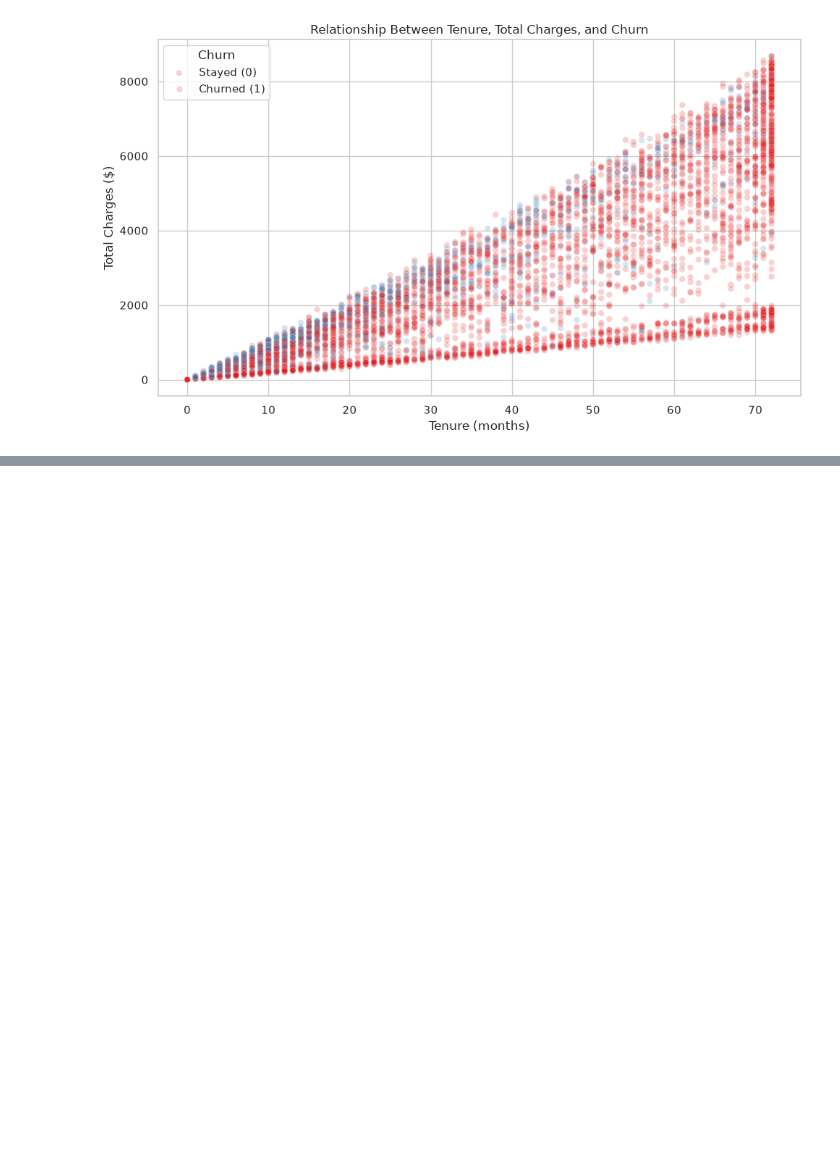
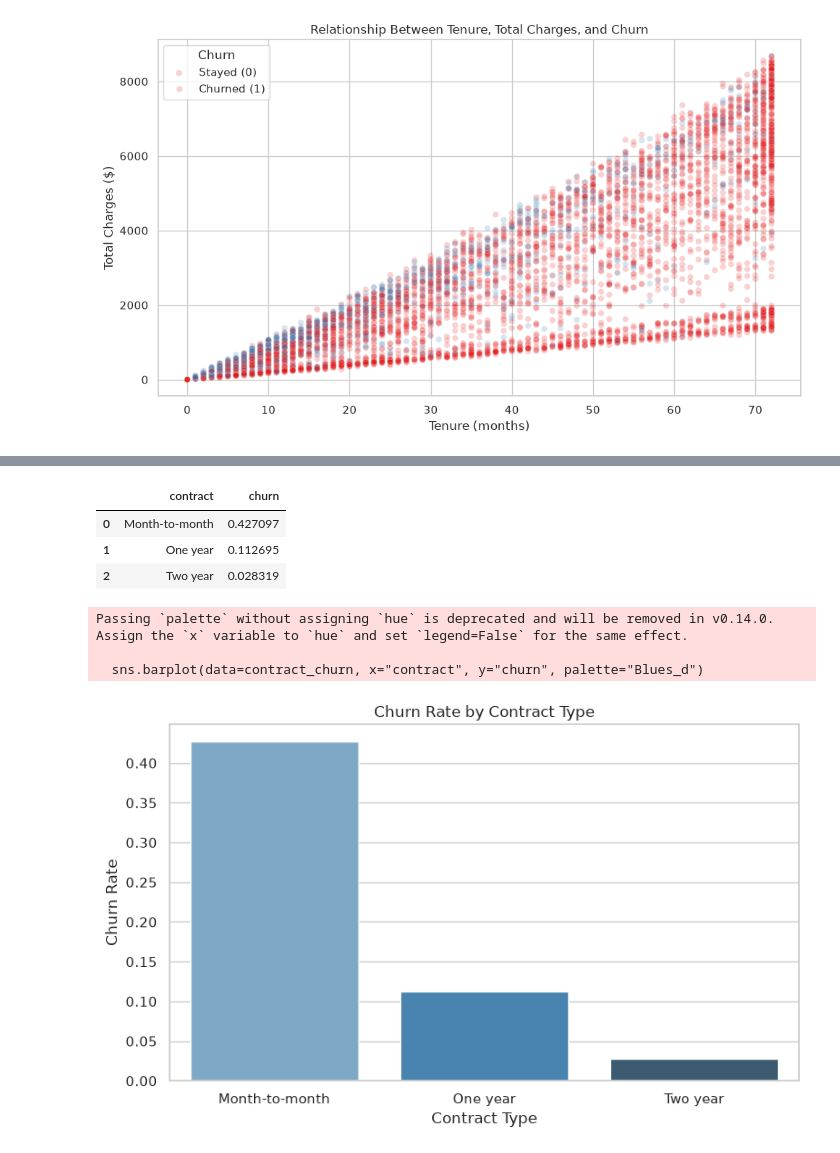
Before and after one commit to mohammed-mehdi-saibat/client-churn-prediction, a Jupyter notebook: notebooks/01_eda_preprocessing.ipynb, the cells around one changed output, grey strips where cells are left out. Drawn from its saved outputs; the diff is of its cells as text; code cells hidden in the pictures; blank space fills up the shorter version.

Commit message:
feat(preprocessing): complete data cleaning, KNN imputation, feature engineering and EDA notebooks

```diff
--- a/notebooks/01_eda_preprocessing.ipynb
+++ b/notebooks/01_eda_preprocessing.ipynb
@@ -131,0 +143,28 @@ plt.show()
+# %%
+# Categorical Analysis (Contract type vs Churn rate)
+
+plt.figure(figsize=(8, 5))
+contract_churn = df_clean.groupby("contract")["churn"].mean().reset_index()
+
+display(contract_churn)
+
+sns.barplot(data=contract_churn, x="contract", y="churn", palette="Blues_d")
+
+plt.title("Churn Rate by Contract Type")
+plt.xlabel("Contract Type")
+plt.ylabel("Churn Rate")
+plt.tight_layout()
+
+# Save the figure in the artifacts folder
+Path("../artifacts/figures/distributions").mkdir(parents=True, exist_ok=True)
+plt.savefig("../artifacts/figures/distributions/contract_churn_rate.png")
+plt.show()
+# %% [output]
+|  | contract | churn |
+| 0 | Month-to-month | 0.427097 |
+| 1 | One year | 0.112695 |
+| 2 | Two year | 0.028319 |
+Passing `palette` without assigning `hue` is deprecated and will be removed in v0.14.0. Assign the `x` variable to `hue` and set `legend=False` for the same effect.
+
+  sns.barplot(data=contract_churn, x="contract", y="churn", palette="Blues_d")
+[figure, added]
```
Also changed, not shown: parts of 2 cells of this notebook, 1 other file.
